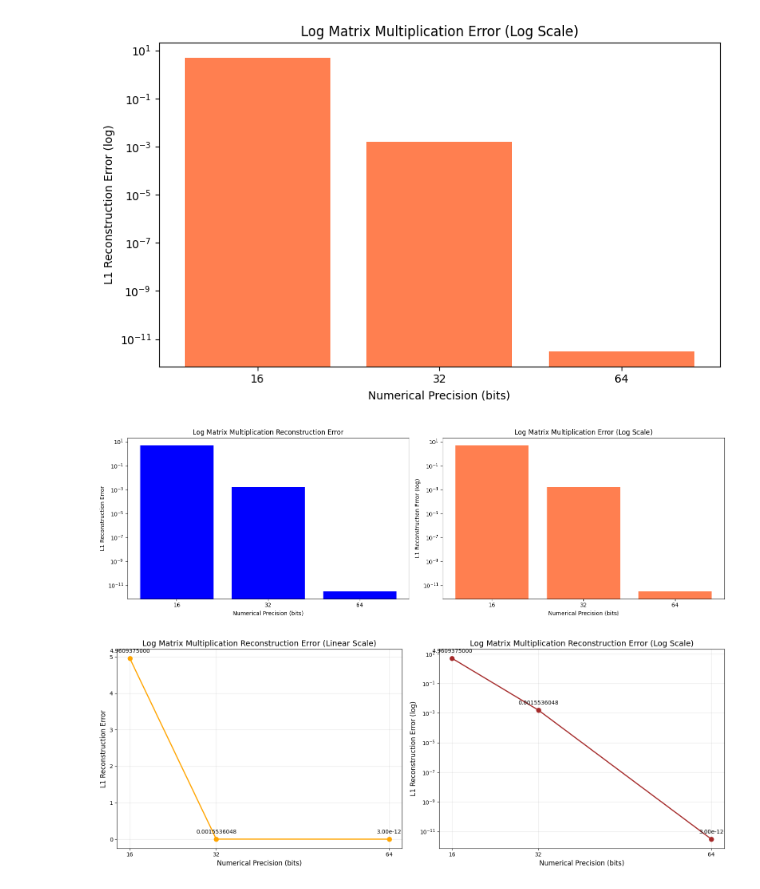
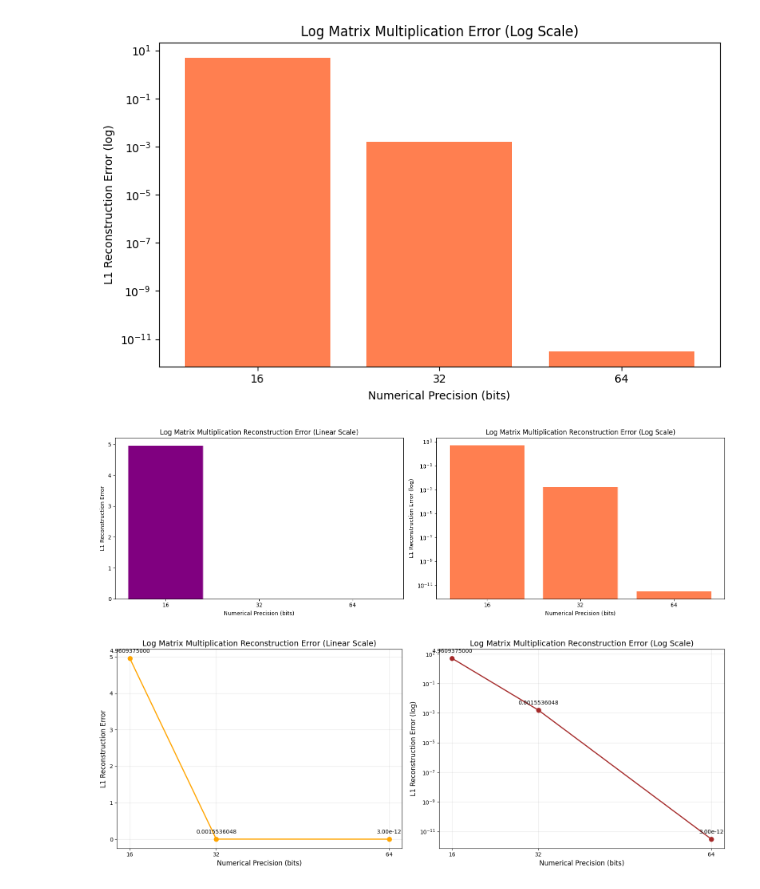
Before and after one commit to AaronGoldblatt/efficient-neural-network-numerics, a Jupyter notebook: 1-numerical_precision.ipynb, the cells around one changed output. Drawn from its saved outputs; the diff is of its cells as text; code cells hidden in the pictures.

Commit message:
Fixed log matmul non log bar graph and removed savefig statements

```diff
--- a/1-numerical_precision.ipynb
+++ b/1-numerical_precision.ipynb
@@ -608,27 +625,31 @@ plt.show()
 # %% [output]
 [figure]
 # %%
-# Combined plot with regular and log scale side by side for log matrix multiplication
+import matplotlib.pyplot as plt
+
+# Hardcoded errors for each precision
+precisions = [16, 32, 64]
+log_errors = [4.9609375, 0.00155360484495759, 2.998695909639526e-12]
+
 fig, (ax1, ax2) = plt.subplots(1, 2, figsize=(16, 5))
 
-# First subplot - already using log scale as in original
-ax1.bar([str(p) for p in precisions], log_errors, color='blue')
-ax1.set_yscale('log')
-ax1.set_title('Log Matrix Multiplication Reconstruction Error')
+# Left subplot: linear scale (regular)
+ax1.bar([str(p) for p in precisions], log_errors, color='purple')
+ax1.set_title('Log Matrix Multiplication Reconstruction Error (Linear Scale)')
 ax1.set_xlabel('Numerical Precision (bits)')
 ax1.set_ylabel('L1 Reconstruction Error')
 
-# Second subplot - log scale with coral color
+# Right subplot: log scale
 ax2.bar([str(p) for p in precisions], log_errors, color='coral')
 ax2.set_yscale('log')
-ax2.set_title('Log Matrix Multiplication Error (Log Scale)')
+ax2.set_title('Log Matrix Multiplication Reconstruction Error (Log Scale)')
 ax2.set_xlabel('Numerical Precision (bits)')
 ax2.set_ylabel('L1 Reconstruction Error (log)')
 
 plt.tight_layout()
 plt.show()
 # %% [output]
-[figure, old version]
+[figure, new version]
 # %%
 import matplotlib.pyplot as plt
 import numpy as np
```
Also changed, not shown: parts of 10 cells of this notebook.
